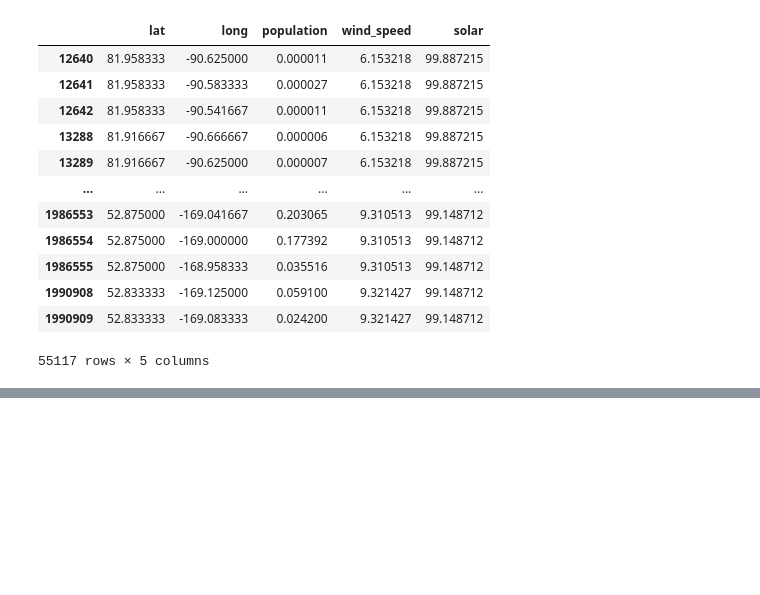
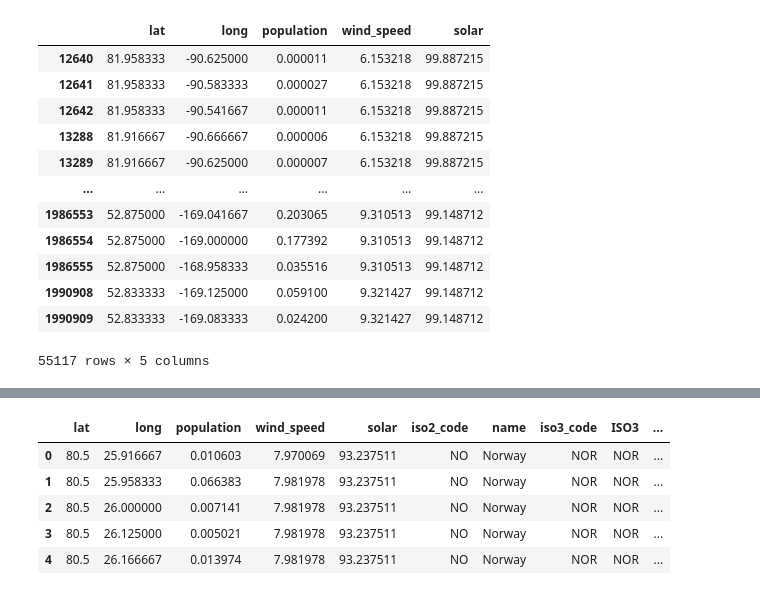
Before and after one commit to ITWSDataScience/Group3_Fall2022, a Jupyter notebook: models/data/merge.ipynb, the cells around one changed output, grey strips where cells are left out. Saved outputs shown, nothing was run; the diff lists cells and outputs as text; code cells hidden in the pictures; blank space fills up the shorter version.

Commit message:
merged in corruption index data

```diff
--- a/models/data/merge.ipynb
+++ b/models/data/merge.ipynb
@@ -204,0 +245,3 @@ grid.to_csv('grid.csv', index=False)
+# %%
+cc = coco.CountryConverter()
+iso3_series = cc.pandas_convert(grid['country'], to='ISO3')
@@ -204,0 +280,2 @@ grid.to_csv('grid.csv', index=False)
+# %%
+grid = grid.assign(iso3_name=iso3_series)
@@ -204,0 +294,5 @@ grid.to_csv('grid.csv', index=False)
+# %%
+grid.loc[grid['iso3_name'].str.contains('not'), 'country'] = "NA"
+grid.loc[grid['iso3_name'].str.contains('not'), 'iso3_name'] = "NAM"
+# %%
+grid.rename(columns={'iso3_name': 'iso3_code', 'country': 'iso2_code'}, inplace=True)
@@ -204,0 +326,10 @@ grid.to_csv('grid.csv', index=False)
+# %%
+merged_grid = grid.merge(cpi[['ISO3', 'CPI score 2021']], left_on='iso3_code', right_on='ISO3')
+merged_grid.head()
+# %% [output]
+|  | lat | long | population | wind_speed | solar | iso2_code | name | iso3_code | ISO3 | ... |
+| 0 | 80.5 | 25.916667 | 0.010603 | 7.970069 | 93.237511 | NO | Norway | NOR | NOR | ... |
+| 1 | 80.5 | 25.958333 | 0.066383 | 7.981978 | 93.237511 | NO | Norway | NOR | NOR | ... |
+| 2 | 80.5 | 26.000000 | 0.007141 | 7.981978 | 93.237511 | NO | Norway | NOR | NOR | ... |
+| 3 | 80.5 | 26.125000 | 0.005021 | 7.981978 | 93.237511 | NO | Norway | NOR | NOR | ... |
+| 4 | 80.5 | 26.166667 | 0.013974 | 7.981978 | 93.237511 | NO | Norway | NOR | NOR | ... |
```
Also changed, not shown: parts of 19 cells of this notebook, 2 other files.
